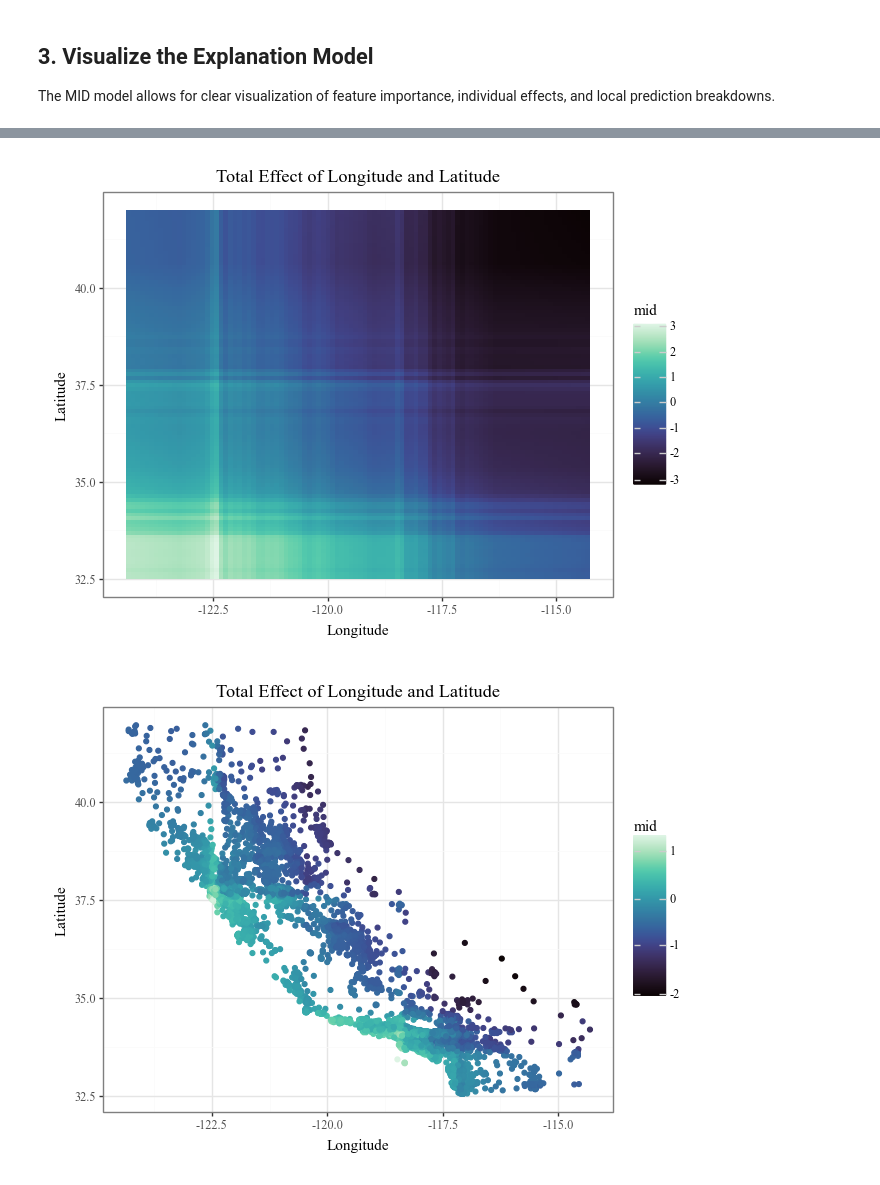
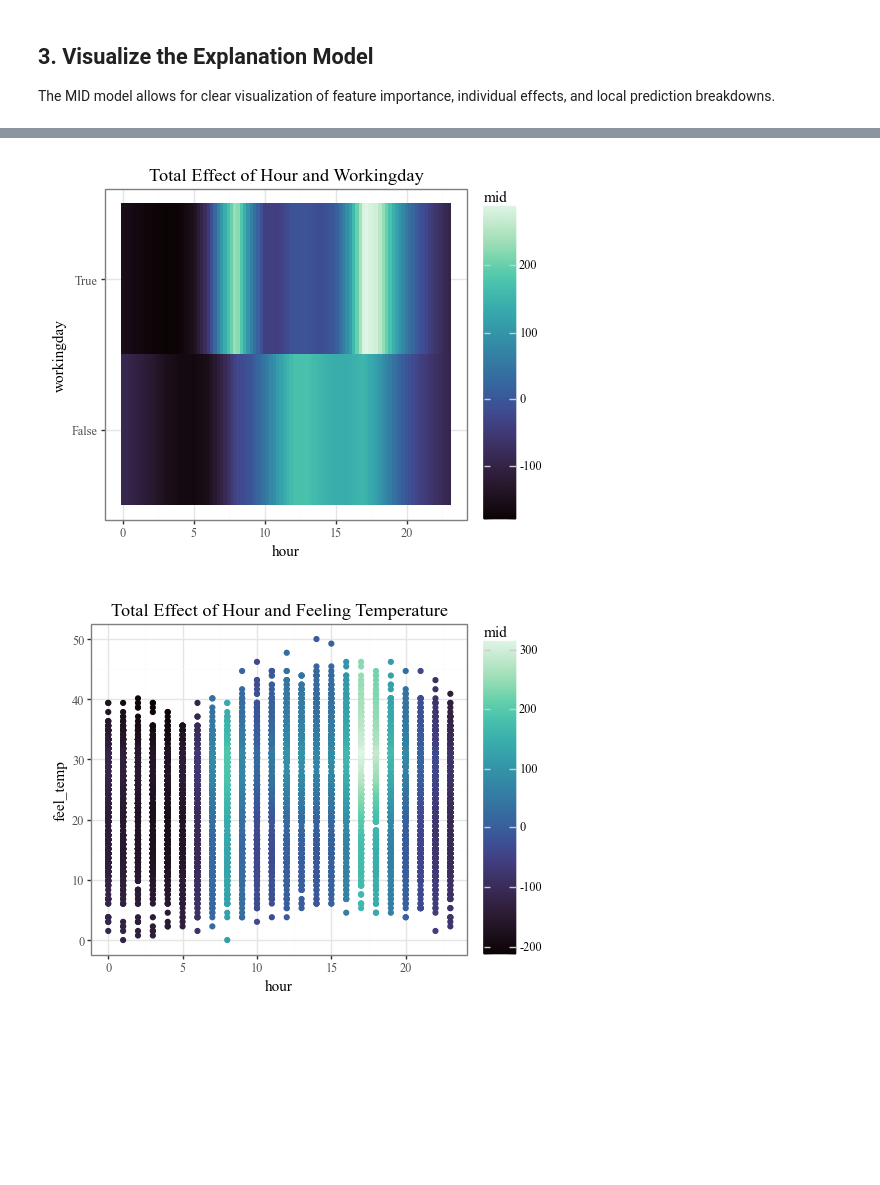
Before and after one commit to ryo-asashi/pyramid-learn, a Jupyter notebook: docs/source/quick-start.ipynb, the cells around one changed output, grey strips where cells are left out. Cells and saved outputs as stored; diff of their text form; code cells hidden in the pictures; blank space fills up the shorter version.

Commit message:
version 0.1.2 - updated functions to incorpolate more arguments

```diff
--- a/docs/source/quick-start.ipynb
+++ b/docs/source/quick-start.ipynb
@@ -4,7 +4,8 @@ Here’s a basic example of how to use **pyramid-learn**, or **midlearn**, to ex
 # %%
 import pandas as pd
 from sklearn.model_selection import train_test_split
-from sklearn.datasets import fetch_california_housing
+from sklearn.metrics import root_mean_squared_error
+from sklearn.datasets import fetch_openml
 from sklearn import set_config
 
 import lightgbm as lgb
@@ -13,6 +14,7 @@ import midlearn as mid
 # Set up plotnine theme for clean visualizations
 import plotnine as p9
 p9.theme_set(p9.theme_bw(base_family='serif'))
+p9.options.figure_size = (5, 4)
 
 # Configure scikit-learn display
 set_config(display='text')
@@ -21,14 +23,16 @@ set_config(display='text')
 We use the California Housing dataset to train a LightGBM Regressor, which will serve as our black-box model.
 # %%
 # Load and prepare data
-housing = fetch_california_housing()
-X = pd.DataFrame(housing.data, columns=housing.feature_names)
-y = housing.target
+bikeshare = fetch_openml(data_id=42712)
+X = pd.DataFrame(bikeshare.data, columns=bikeshare.feature_names)
+y = bikeshare.target
 X_train, X_test, y_train, y_test = train_test_split(X, y, random_state=42)
 
 # Fit a LightGBM regression model
-estimator = lgb.LGBMRegressor(random_state=42)
+estimator = lgb.LGBMRegressor(
+    force_col_wise=True,
+    n_estimators=500,
+    random_state=42
+)
 estimator.fit(X_train, y_train)
-
-print(estimator)
 # %% [output]
@@ -45,13 +53,11 @@ We fit the `MIDExplainer` to the training data to create a globally faithful, in
 # Initialize and fit the MID model
 explainer = mid.MIDExplainer(
     estimator=estimator,
-    interaction=True,
-    params_main=100,
     penalty=.05,
     singular_ok=True,
+    interactions=True,
+    encoding_frames={'hour':list(range(24))}
 )
 explainer.fit(X_train)
-
-print(explainer)
 # %% [output]
 Generating predictions from the estimator...
@@ -107,27 +115,28 @@ for i, t in enumerate(imp.terms(interactions=False)[:3]):
 # %%
-# Plot the interaction of Longitude and Latitude (Component Functions)
+# Plot the interaction of pairs of variables (Component Functions)
 display(
     explainer.plot(
-        "Longitude:Latitude",
+        "hour:workingday",
         theme='mako',
         main_effects=True
     ) +
-    p9.ggtitle("Total Effect of Longitude and Latitude")
+    p9.ggtitle("Total Effect of Hour and Workingday") +
+    p9.theme(legend_key_height=225)
 )
 display(
     explainer.plot(
-        "Longitude:Latitude",
+        "hour:feel_temp",
         style='data',
         theme='mako',
         data=X_train,
         main_effects=True
     ) +
-    p9.ggtitle("Total Effect of Longitude and Latitude")
-
+    p9.ggtitle("Total Effect of Hour and Feeling Temperature") +
+    p9.theme(legend_key_height=225)
 )
 # %% [output]
-[figure, old version]
+[figure, new version]
-[figure, old version]
+[figure, new version]
 # %%
 # Plot prediction breakdowns for the first three test samples (Local Interpretability)
 for i in range(3):
```
Also changed, not shown: parts of 8 cells of this notebook, 3 other files.
